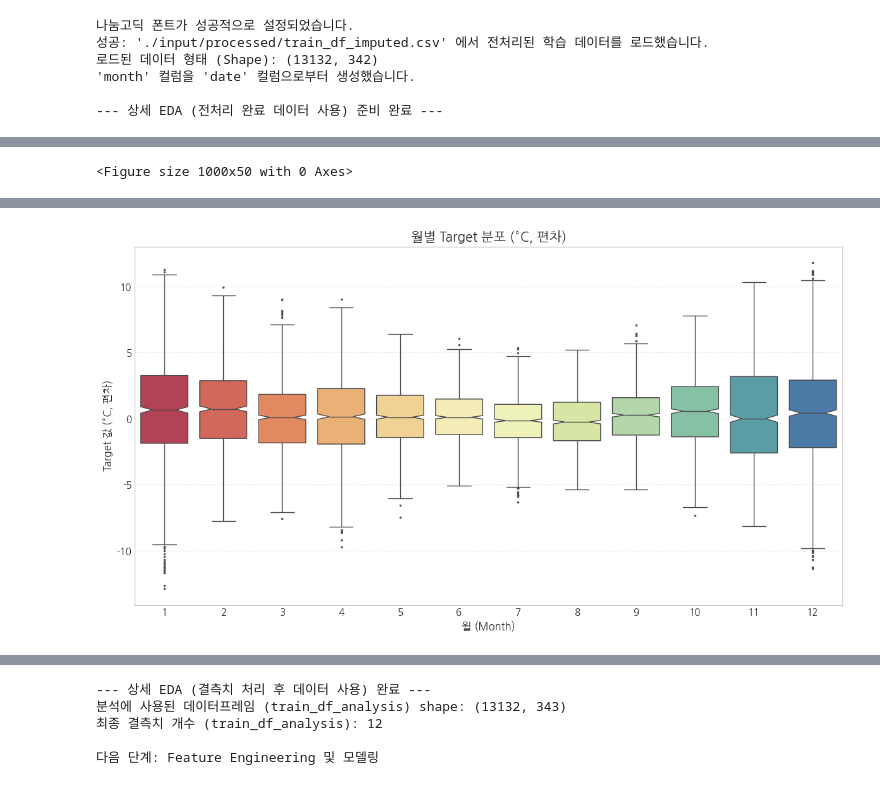
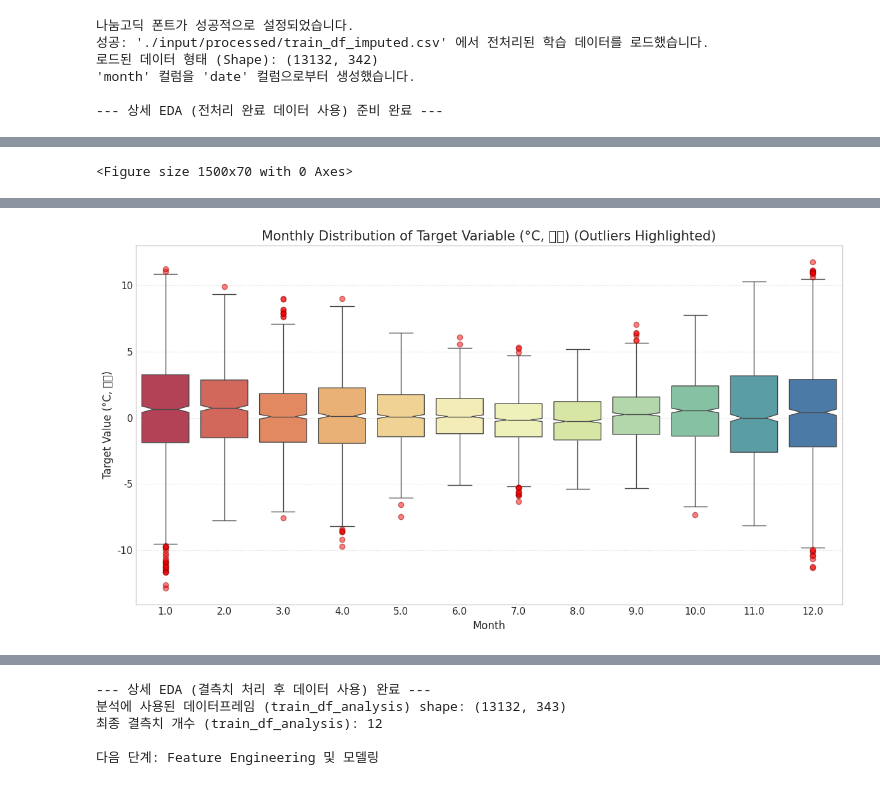
Before and after one commit to dohyeoplim/ST_ML2025-Kaggle_1, a Jupyter notebook: Detailed_EDA.ipynb, the cells around one changed output, grey strips where cells are left out. Cells and saved outputs as stored; diff of their text form; code cells hidden in the pictures.

```diff
--- a/Detailed_EDA.ipynb
+++ b/Detailed_EDA.ipynb
@@ -327,32 +219,54 @@ Passing `palette` without assigning `hue` is deprecated and will be removed in v
 # %%
-# In[5]: 4. 월별 Target 변화 분석 (결측치 처리 후)
 if 'target' in train_df_analysis.columns and 'month' in train_df_analysis.columns:
-    fig_title_month = plt.figure(figsize=(10, 0.5))
-    plt.figtext(0.5, 0.5, '4. 월별 Target 변화 분석 (전처리 후)',
-                ha='center', va='center', fontsize=18, weight='bold', figure=fig_title_month)
-    plt.show(fig_title_month)
+    try:
+        plt.figure(figsize=(15, 0.7))
+        plt.figtext(0.5, 0.5, '4. Monthly Target Variation Analysis (Post-Imputation)',
+                    ha='center', va='center', fontsize=18, weight='bold')
+        plt.show()
 
-    plt.figure(figsize=(12, 7))
-    target_unit_month = get_unit('target')
-    # Target 및 month 컬럼에서 NaN 값을 가진 행은 박스플롯에서 제외
-    monthly_target_data = train_df_analysis[['month', 'target']].dropna()
+        plt.figure(figsize=(12, 7))
 
-    if not monthly_target_data.empty and monthly_target_data['month'].nunique() > 0 :
-        sns.boxplot(x='month', y='target', data=monthly_target_data, palette="Spectral", notch=True,
-                    flierprops={'marker':'.', 'markersize':3, 'markerfacecolor':'gray'})
-        plt.title(f'월별 Target 분포 {target_unit_month}', fontsize=15)
-        plt.xlabel('월 (Month)', fontsize=12); plt.ylabel(f'Target 값 {target_unit_month}', fontsize=12)
-        # 월 데이터가 연속적이지 않을 수 있으므로, 있는 월만 표시하도록 함
-        month_order = sorted(monthly_target_data['month'].unique().astype(int))
-        plt.xticks(ticks=[m-1 for m in month_order], labels=month_order, fontsize=11) # 0부터 시작하는 tick 위치에 맞춤
-        plt.yticks(fontsize=11)
-        plt.grid(True, axis='y', linestyle=':', alpha=0.7); plt.tight_layout(rect=[0,0,1,0.95]); plt.show()
-    else:
-        print("경고: 'target' 또는 'month' 데이터가 부족하거나 (NaN 제거 후) 비어있어 월별 Target 분석을 수행할 수 없습니다.")
+        try:
+            target_unit_month = get_unit('target')
+        except NameError:
+            print("Warning: get_unit() function is not defined. Unit will be omitted for Target.")
+            target_unit_month = ""
+
+        monthly_target_data = train_df_analysis[['month', 'target']].dropna()
+
+        if not monthly_target_data.empty and monthly_target_data['month'].nunique() > 0 :
+            consistent_flierprops_target = {
+                'marker': 'o',
+                'markersize': 6,
+                'markerfacecolor': 'red',
+                'markeredgecolor': 'darkred',
+                'alpha': 0.5
+            }
+
+            sns.boxplot(x='month', y='target', data=monthly_target_data, palette="Spectral", notch=True,
+                        flierprops=consistent_flierprops_target)
+            plt.title(f'Monthly Distribution of Target Variable {target_unit_month} (Outliers Highlighted)', fontsize=15)
+            plt.xlabel('Month', fontsize=12)
+            plt.ylabel(f'Target Value {target_unit_month}', fontsize=12)
+
+
+            month_order = sorted(monthly_target_data['month'].unique().astype(int))
+
+            plt.xticks(fontsize=11)
+            plt.yticks(fontsize=11)
+            plt.grid(True, axis='y', linestyle=':', alpha=0.7)
+            plt.tight_layout(rect=[0,0,1,0.95])
+            plt.show()
+        else:
+            print("Warning: Insufficient data for 'target' or 'month' (or empty after NaN removal) to perform monthly Target analysis.")
+    except NameError as e:
+        print(f"Plotting library not imported or DataFrame not found. Please check imports and data. Error: {e}")
+    except Exception as e:
+        print(f"An error occurred during plotting: {e}")
 else:
-    print("경고: 'target' 또는 'month' 컬럼이 없어 월별 Target 분석을 건너<0xEB><0A><0x88>니다.")
+    print("Warning: 'target' or 'month' column not found. Skipping monthly Target analysis.")
 # %% [output]
-<Figure size 1000x50 with 0 Axes>
+<Figure size 1500x70 with 0 Axes>
 Passing `palette` without assigning `hue` is deprecated and will be removed in v0.14.0. Assign the `x` variable to `hue` and set `legend=False` for the same effect.
 
   sns.boxplot(x='month', y='target', data=monthly_target_data, palette="Spectral", notch=True,
@@ -359 +287 @@ Passing `palette` without assigning `hue` is deprecated and will be removed in v
-[figure, old version]
+[figure, new version]
```
Also changed, not shown: parts of 8 cells of this notebook, 10 other files.
